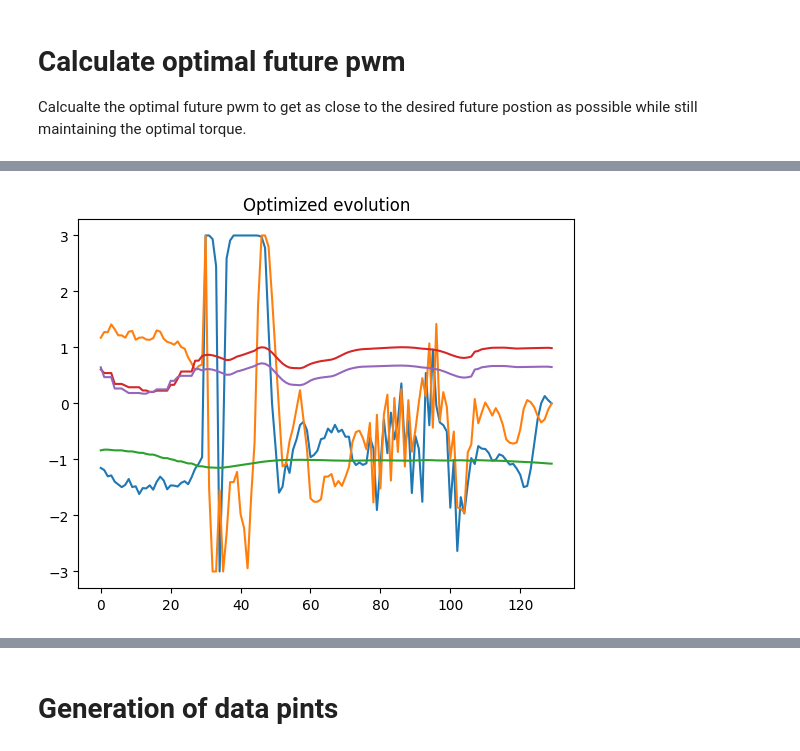
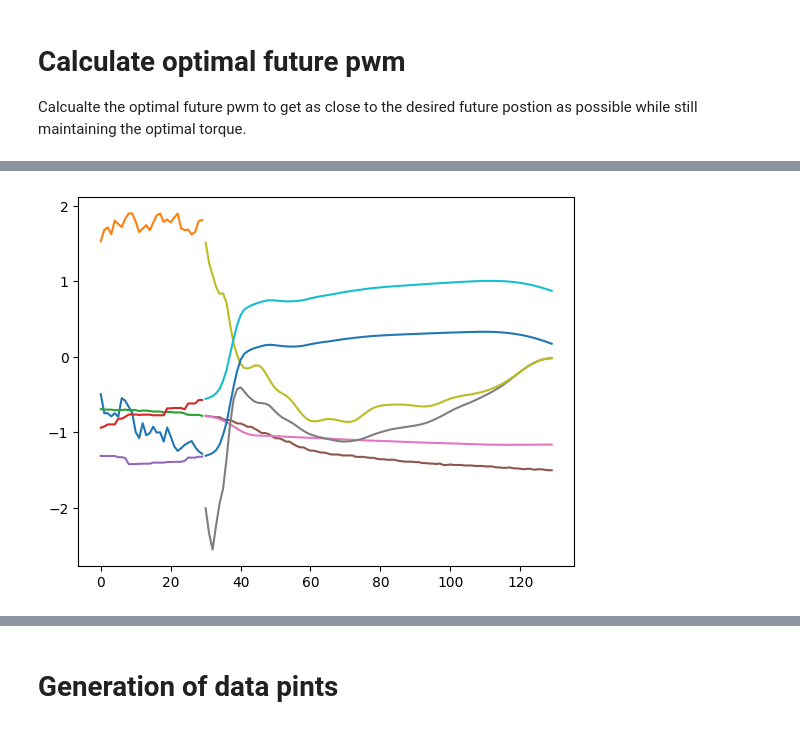
Before and after one commit to Roboy/neural-tendon-control, a Jupyter notebook: controllers/nn_1/dev/ctrl_model/generation_of_ctrl_model_dataset.ipynb, the cells around one changed output, grey strips where cells are left out. Drawn from its saved outputs; the diff is of its cells as text; code cells hidden in the pictures.

Commit message:
Generation of evolutions looks much better

```diff
--- a/controllers/nn_1/dev/ctrl_model/generation_of_ctrl_model_dataset.ipynb
+++ b/controllers/nn_1/dev/ctrl_model/generation_of_ctrl_model_dataset.ipynb
@@ -137 +174,6 @@ def calc_optim_future_input(
+# %%
+# add a constnat slope to the desired future outputs
+desired_future_outputs[:, 0, :] = desired_future_outputs[:, 0, :] + torch.linspace(0, 0.1, desired_future_outputs.shape[2])
+# %%
+desired_future_outputs[:, 0, -30:] = desired_future_outputs[:, 0, -30:] + torch.linspace(0, -0.1, desired_future_outputs[:, :, -30:].shape[2])
 # %%
@@ -167,17 +189,36 @@ plt.show()
-# %%
-inputs = torch.cat((past_inputs, future_optimized_inputs), dim=2)
-outputs = torch.cat((past_outputs, future_infered_outputs), dim=2)
-interals = torch.cat((past_interals, future_infered_interals), dim=2)
-
-# Plot infered evolution
-for i in range(inputs.shape[1]):
-    plt.plot(inputs[0, i, :].detach().numpy())
-for i in range(outputs.shape[1]):
-    plt.plot(outputs[0, i, :].detach().numpy())
-for i in range(interals.shape[1]):
-    plt.plot(interals[0, i, :].detach().numpy())
-plt.title('Optimized evolution')
-plt.show()
-# Add title
-# %% [output]
-[figure, removed]
+# %%
+# Plot infered evolution
+for i in range(past_inputs.shape[1]):
+    ys = past_inputs[0, i, :].detach().numpy()
+    xs = np.arange(len(ys))
+    plt.plot(xs, ys)
+for i in range(past_outputs.shape[1]):
+    ys = past_outputs[0, i, :].detach().numpy()
+    xs = np.arange(len(ys))
+    plt.plot(xs, ys)
+for i in range(past_interals.shape[1]):
+    ys = past_interals[0, i, :].detach().numpy()
+    xs = np.arange(len(ys))
+    plt.plot(xs, ys)
+for i in range(desired_future_outputs.shape[1]):
+    ys = desired_future_outputs[0, i, :].detach().numpy()
+    xs = np.arange(len(past_interals[0, 0, :].detach().numpy()), len(past_interals[0, 0, :].detach().numpy()) + len(ys))
+    plt.plot(xs, ys)
+for i in range(future_infered_outputs.shape[1]):
+    ys = future_infered_outputs[0, i, :].detach().numpy()
+    xs = np.arange(len(past_interals[0, 0, :].detach().numpy()), len(past_interals[0, 0, :].detach().numpy()) + len(ys))
+    plt.plot(xs, ys)
+for i in range(future_optimized_inputs.shape[1]):
+    ys = future_optimized_inputs[0, i, :].detach().numpy()
+    xs = np.arange(len(past_interals[0, 0, :].detach().numpy()), len(past_interals[0, 0, :].detach().numpy()) + len(ys))
+    plt.plot(xs, ys)
+for i in range(future_infered_interals.shape[1]):
+    ys = future_infered_interals[0, i, :].detach().numpy()
+    xs = np.arange(len(past_interals[0, 0, :].detach().numpy()), len(past_interals[0, 0, :].detach().numpy()) + len(ys))
+    plt.plot(xs, ys)
+# print angle error
+#ys = angle_error[0, 0, :].detach().numpy()
+#xs = np.arange(len(past_interals[0, 0, :].detach().numpy()), len(past_interals[0, 0, :].detach().numpy()) + len(ys))
+#plt.plot(xs, ys)
+# %% [output]
+[figure, added]
```
Also changed, not shown: parts of 11 cells of this notebook.
